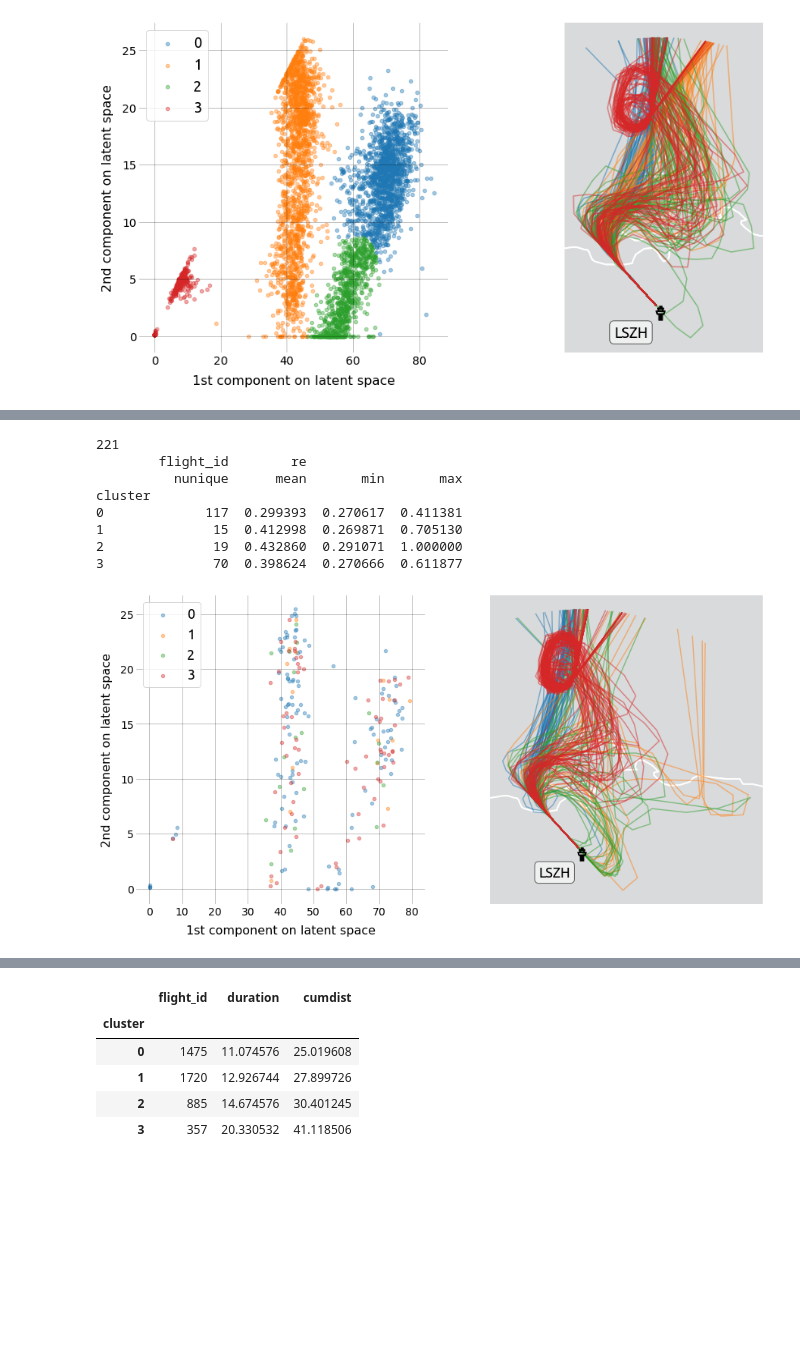
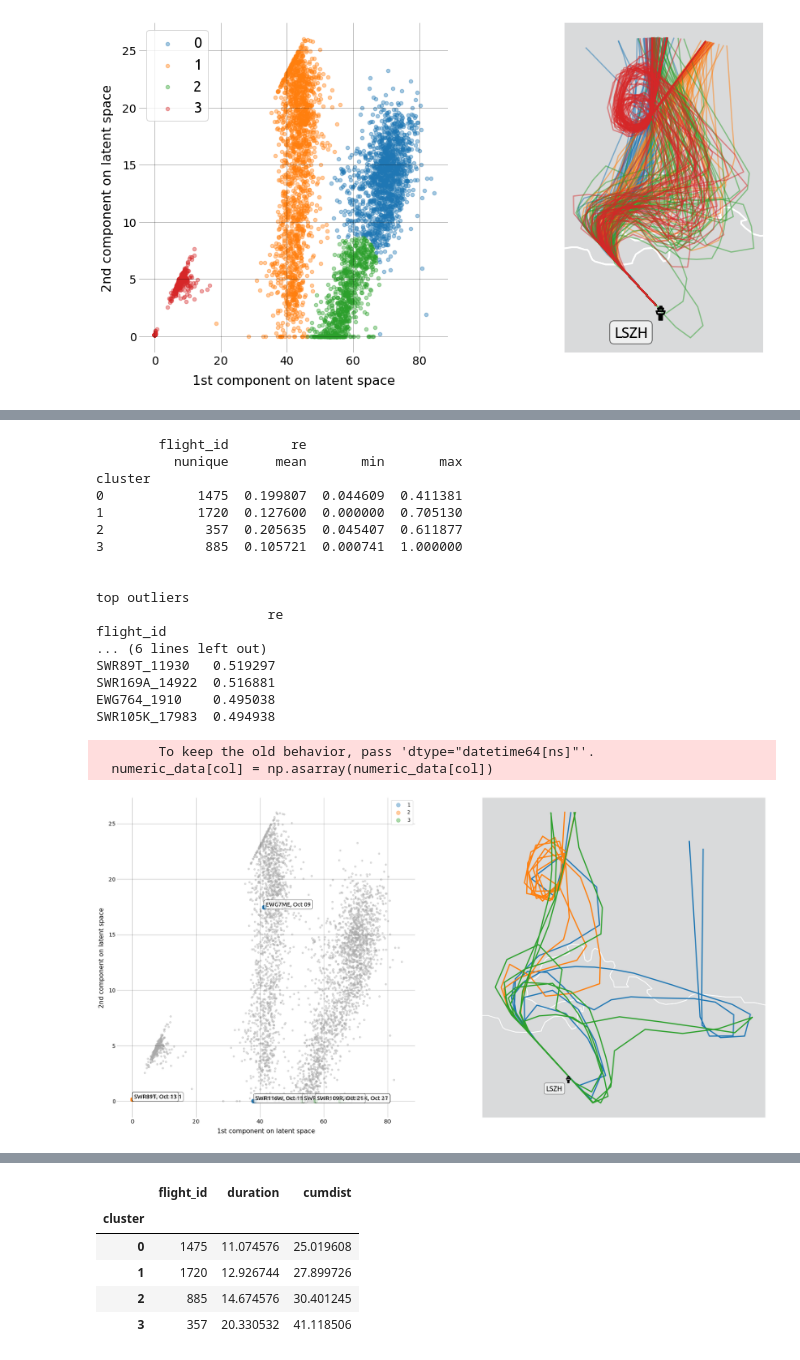
Before and after one commit to xoolive/artefact, a Jupyter notebook: lszh_tsne_flow.ipynb, the cells around one changed output, grey strips where cells are left out. Drawn from its saved outputs; the diff is of its cells as text; code cells hidden in the pictures; blank space fills up the shorter version.

Commit message:
outliers related new functionality

```diff
--- a/lszh_tsne_flow.ipynb
+++ b/lszh_tsne_flow.ipynb
@@ -328,35 +291,59 @@ cluster
 # %%
 # outliers based on reconstruction error (re)
 import numpy as np
-from artefact.plot import plot_latent_and_trajs
+from sklearn.mixture import GaussianMixture
+from traffic.core import Traffic
+from artefact import Autoencoder
+from artefact.utils import pretrained_clust
+from artefact.plot import plot_latent_and_trajs_outliers
 
-re = t_tsne_scores.data.re
+nb_samples = 30
+flow = "162-216"
+runway = "14"
+list_features = ["track_unwrapped", "longitude", "latitude", "altitude"]
+nb_features= len(list_features)
+
+ae_tsne, t_tsne = pretrained_clust(
+    f"data/lszh_{flow}_{runway}.parquet",
+    list_features,
+    GaussianMixture(n_components=4),
+    Autoencoder((nb_samples * nb_features, 32, 8, 2)),
+    f"models/model_{flow}_{runway}.pth",
+    f"test/t_tsne_gm_{flow}_{runway}.pkl",
+)
+
+re = t_tsne.data.re
 threshold = np.percentile(re, 95)
 outliers = Traffic.from_flights(
-    f for f in t_tsne_scores if f.data.re.mean() > threshold
+    f for f in t_tsne if f.data.re.mean() > threshold
 )
 
-print(len(outliers))
-print(
-    outliers.groupby(["cluster"]).agg(
-        {"flight_id": "nunique", "re": ["mean", "min", "max"]}
-    )
+plot_latent_and_trajs_outliers(
+    Traffic.from_file(f"test/t_tsne_gm_{flow}_{runway}.pkl"),
+    ae_tsne.get_latent(),
+    outliers,
+    f"figs/{flow}_{runway}_latent_clusters_outliers_re_gm.png",
+    nb_top_outliers=10,
+    plot_callsigns=True,
 )
-
-plot_latent_and_trajs(
-    outliers,
-    ae_tsne.get_latent(),
-    f"figs/{flow}_{runway}_latent_clusters_outliers_re_gm.png",
-    plot_clusters=True,
-    runway=14,
-)
 # %% [output]
-221
         flight_id        re
           nunique      mean       min       max
 cluster
-0             117  0.299393  0.270617  0.411381
-1              15  0.412998  0.269871  0.705130
-2              19  0.432860  0.291071  1.000000
-3              70  0.398624  0.270666  0.611877
+0            1475  0.199807  0.044609  0.411381
+1            1720  0.127600  0.000000  0.705130
+2             357  0.205635  0.045407  0.611877
+3             885  0.105721  0.000741  1.000000
+
+
+top outliers
+                      re
+flight_id
+... (6 lines left out)
+SWR89T_11930   0.519297
+SWR169A_14922  0.516881
+EWG764_1910    0.495038
+SWR105K_17983  0.494938
+        To keep the old behavior, pass 'dtype="datetime64[ns]"'.
+  numeric_data[col] = np.asarray(numeric_data[col])
-[figure, old version]
+[figure, new version]
```
Also changed, not shown: parts of 4 cells of this notebook, 4 other files.
